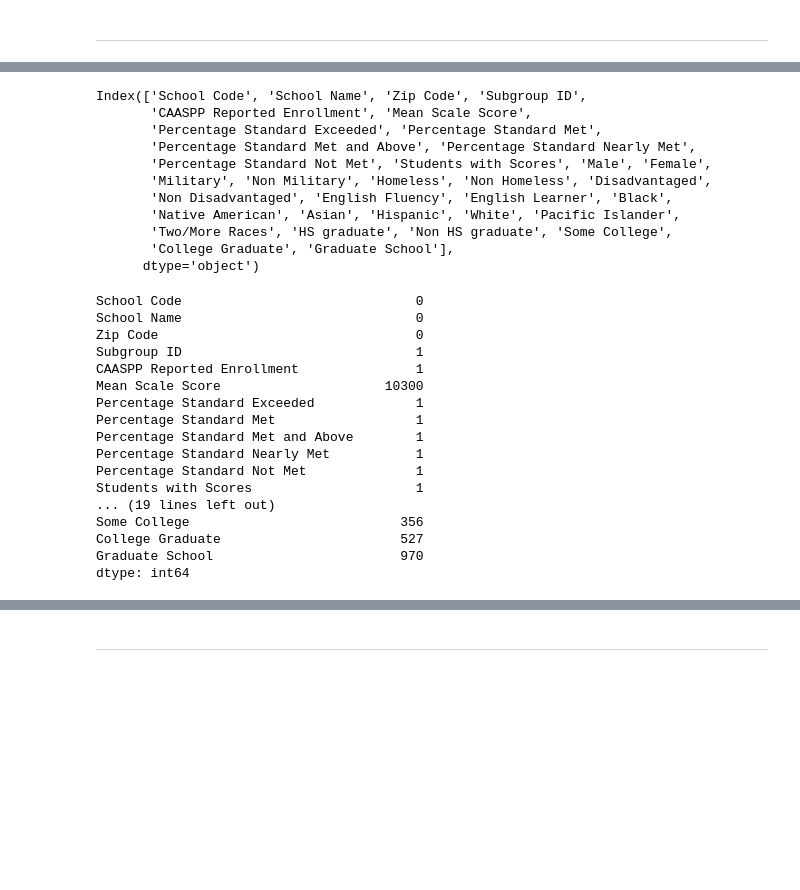
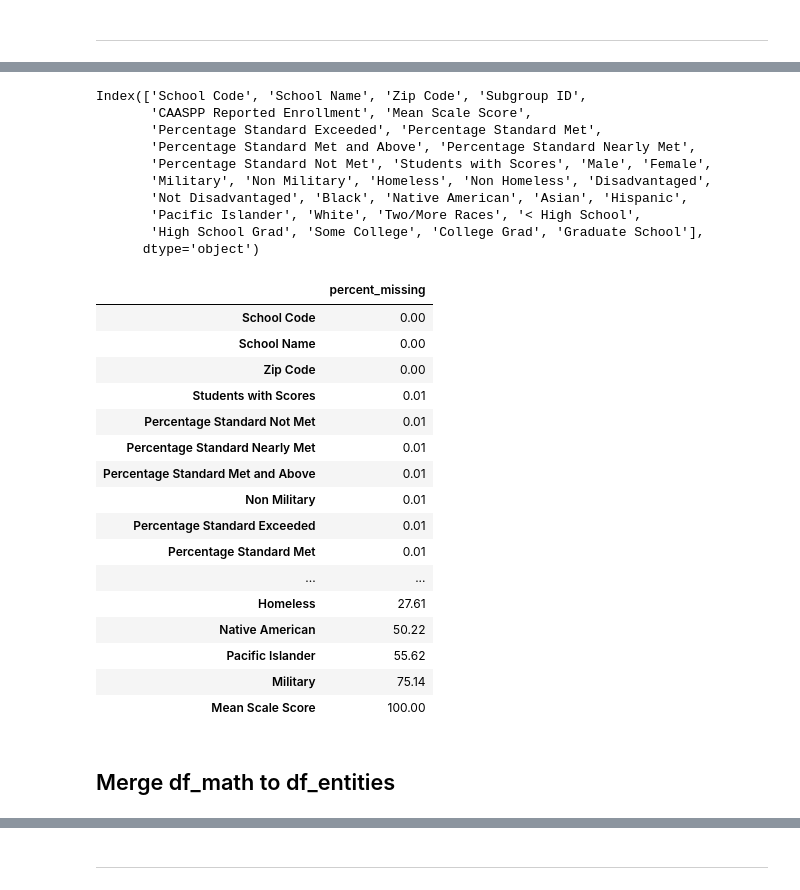
Before and after one commit to gabriellewald/springboard-coursework, a Jupyter notebook: education_project/Capstone2_education_project.ipynb, the cells around one changed output, grey strips where cells are left out. Drawn from its saved outputs; the diff is of its cells as text; code cells hidden in the pictures; blank space fills up the shorter version.

```diff
--- a/education_project/Capstone2_education_project.ipynb
+++ b/education_project/Capstone2_education_project.ipynb
@@ -916,24 +296,0 @@ graduate_school
-# %%
-# Merge df with filtered demographics to main df
-df_language = df_language.merge(male_students, how='left', on='School Code')
-df_language = df_language.merge(female_students, how='left', on='School Code')
-df_language = df_language.merge(military_students, how='left', on='School Code')
-df_language = df_language.merge(non_military_students, how='left', on='School Code')
-df_language = df_language.merge(homeless_students, how='left', on='School Code')
-df_language = df_language.merge(non_homeless_students, how='left', on='School Code')
-df_language = df_language.merge(disadvantaged_students, how='left', on='School Code')
-df_language = df_language.merge(non_disadvantaged_students, how='left', on='School Code')
-df_language = df_language.merge(english_fluency, how='left', on='School Code')
-df_language = df_language.merge(esl_students, how='left', on='School Code')
-df_language = df_language.merge(black_students, how='left', on='School Code')
-df_language = df_language.merge(native_american, how='left', on='School Code')
-df_language = df_language.merge(asian, how='left', on='School Code')
-df_language = df_language.merge(hispanic, how='left', on='School Code')
-df_language = df_language.merge(white, how='left', on='School Code')
-df_language = df_language.merge(pacific_isl, how='left', on='School Code')
-df_language = df_language.merge(two_or_more, how='left', on='School Code')
-df_language = df_language.merge(PE_high_school, how='left', on='School Code')
-df_language = df_language.merge(non_high_school, how='left', on='School Code')
-df_language = df_language.merge(some_college, how='left', on='School Code')
-df_language = df_language.merge(college_grad, how='left', on='School Code')
-df_language = df_language.merge(graduate_school, how='left', on='School Code')
@@ -1026,28 +436,35 @@ Index(['School Code', 'School Name', 'Zip Code', 'Subgroup ID',
        'Percentage Standard Met and Above', 'Percentage Standard Nearly Met',
        'Percentage Standard Not Met', 'Students with Scores', 'Male', 'Female',
        'Military', 'Non Military', 'Homeless', 'Non Homeless', 'Disadvantaged',
-       'Non Disadvantaged', 'English Fluency', 'English Learner', 'Black',
-       'Native American', 'Asian', 'Hispanic', 'White', 'Pacific Islander',
-       'Two/More Races', 'HS graduate', 'Non HS graduate', 'Some College',
-       'College Graduate', 'Graduate School'],
+       'Not Disadvantaged', 'Black', 'Native American', 'Asian', 'Hispanic',
+       'Pacific Islander', 'White', 'Two/More Races', '< High School',
+       'High School Grad', 'Some College', 'College Grad', 'Graduate School'],
       dtype='object')
-# %%
-df_language_merge.isnull().sum()
-# %% [output]
-School Code                              0
-School Name                              0
-Zip Code                                 0
-Subgroup ID                              1
-CAASPP Reported Enrollment               1
-Mean Scale Score                     10300
-Percentage Standard Exceeded             1
-Percentage Standard Met                  1
-Percentage Standard Met and Above        1
-Percentage Standard Nearly Met           1
-Percentage Standard Not Met              1
-Students with Scores                     1
-... (19 lines left out)
-Some College                           356
-College Graduate                       527
-Graduate School                        970
-dtype: int64
+# %%
+# percentage of missing data per column
+percent_missing = (df_language_merge.isnull().sum() * 100 / len(df_language_merge)).round(2)
+missing_value_df = pd.DataFrame({'percent_missing': percent_missing})
+
+# sorting values in ascending format
+missing_value_df.sort_values('percent_missing', inplace=True)
+missing_value_df
+# %% [output]
+|  | percent_missing |
+| School Code | 0.00 |
+| School Name | 0.00 |
+| Zip Code | 0.00 |
+| Students with Scores | 0.01 |
+| Percentage Standard Not Met | 0.01 |
+| Percentage Standard Nearly Met | 0.01 |
+| Percentage Standard Met and Above | 0.01 |
+| Non Military | 0.01 |
+| Percentage Standard Exceeded | 0.01 |
+| Percentage Standard Met | 0.01 |
+| ... | ... |
+| Homeless | 27.61 |
+| Native American | 50.22 |
+| Pacific Islander | 55.62 |
+| Military | 75.14 |
+| Mean Scale Score | 100.00 |
+# %% [markdown]
+## Merge df_math to df_entities
```
Also changed, not shown: parts of 49 cells of this notebook.
